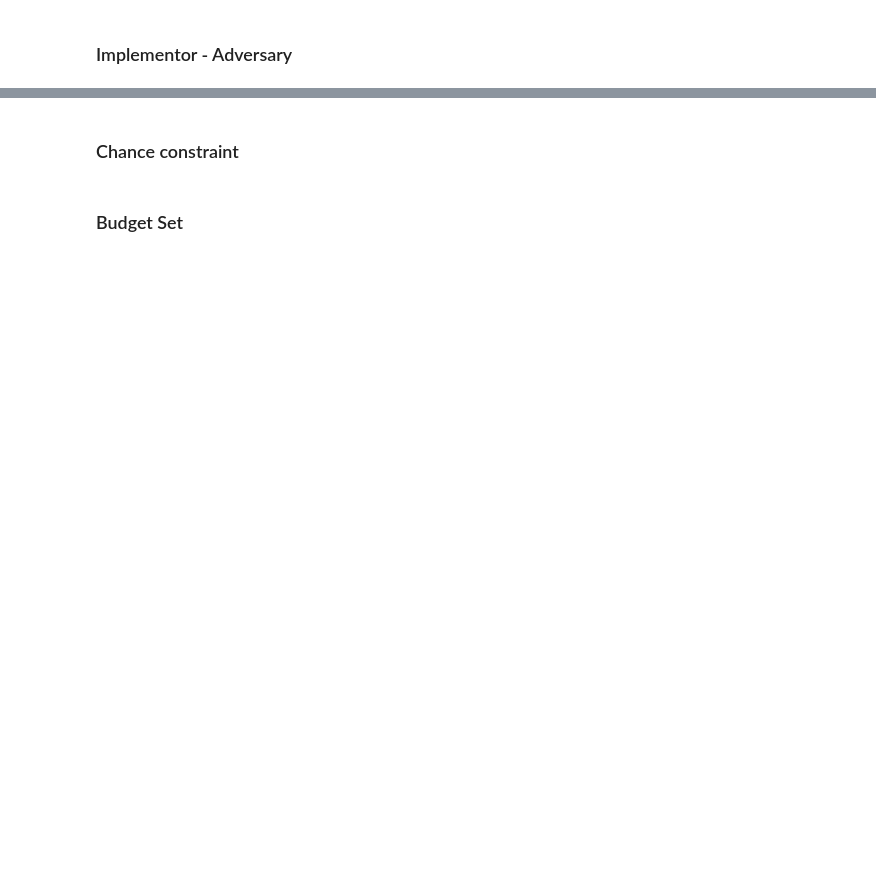
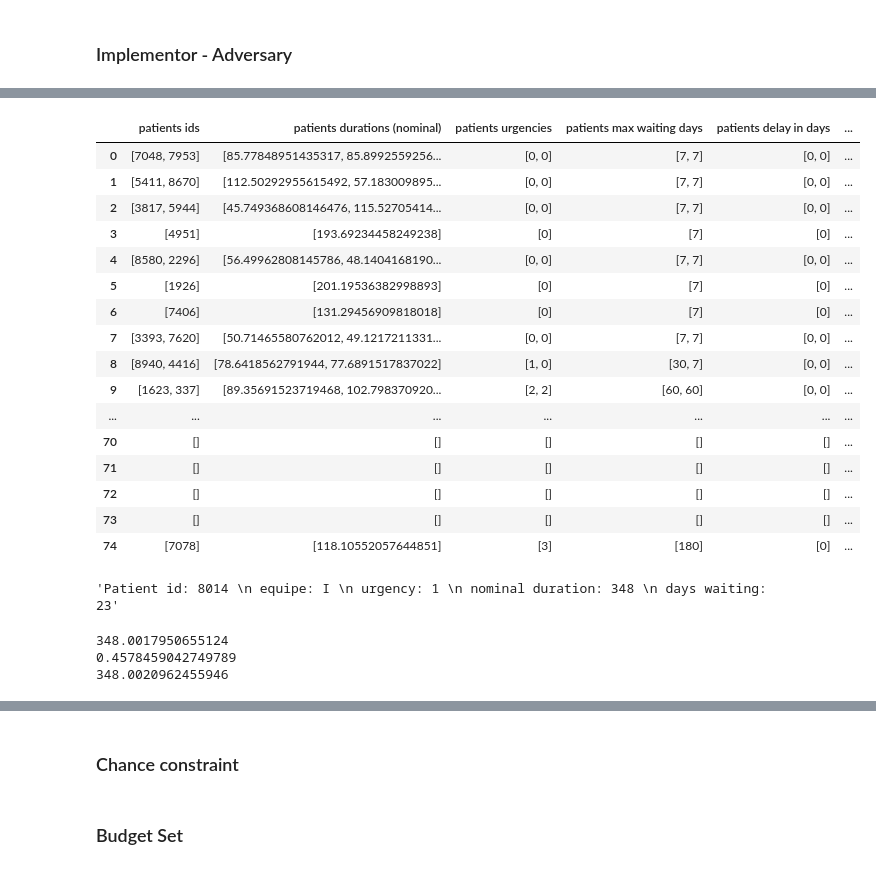
Before and after one commit to gabryallaseconda/SurgerySchedulingUnderUncertainty, a Jupyter notebook: notebooks/single_run.ipynb, the cells around one changed output, grey strips where cells are left out. Saved outputs shown, nothing was run; the diff lists cells and outputs as text; code cells hidden in the pictures; blank space fills up the shorter version.

```diff
--- a/notebooks/single_run.ipynb
+++ b/notebooks/single_run.ipynb
@@ -210,0 +259,32 @@ Counter({'L': 51,
+# %%
+pd.DataFrame(schedule.get('blocks'))
+# %% [output]
+|  | patients ids | patients durations (nominal) | patients urgencies | patients max waiting days | patients delay in days | ... |
+| 0 | [7048, 7953] | [85.77848951435317, 85.8992559256... | [0, 0] | [7, 7] | [0, 0] | ... |
+| 1 | [5411, 8670] | [112.50292955615492, 57.183009895... | [0, 0] | [7, 7] | [0, 0] | ... |
+| 2 | [3817, 5944] | [45.749368608146476, 115.52705414... | [0, 0] | [7, 7] | [0, 0] | ... |
+| 3 | [4951] | [193.69234458249238] | [0] | [7] | [0] | ... |
+| 4 | [8580, 2296] | [56.49962808145786, 48.1404168190... | [0, 0] | [7, 7] | [0, 0] | ... |
+| 5 | [1926] | [201.19536382998893] | [0] | [7] | [0] | ... |
+| 6 | [7406] | [131.29456909818018] | [0] | [7] | [0] | ... |
+| 7 | [3393, 7620] | [50.71465580762012, 49.1217211331... | [0, 0] | [7, 7] | [0, 0] | ... |
+| 8 | [8940, 4416] | [78.6418562791944, 77.6891517837022] | [1, 0] | [30, 7] | [0, 0] | ... |
+| 9 | [1623, 337] | [89.35691523719468, 102.798370920... | [2, 2] | [60, 60] | [0, 0] | ... |
+| ... | ... | ... | ... | ... | ... | ... |
+| 70 | [] | [] | [] | [] | [] | ... |
+| 71 | [] | [] | [] | [] | [] | ... |
+| 72 | [] | [] | [] | [] | [] | ... |
+| 73 | [] | [] | [] | [] | [] | ... |
+| 74 | [7078] | [118.10552057644851] | [3] | [180] | [0] | ... |
+# %%
+task.patients[68].__str__()
+# %% [output]
+'Patient id: 8014 \n equipe: I \n urgency: 1 \n nominal duration: 348 \n days waiting: 23'
+# %%
+print(task.patients[68].uncertainty_profile._nominal_value)
+print(task.patients[68].uncertainty_profile._param_s)
+print(task.patients[68].uncertainty_profile._param_scale)
+# %% [output]
+348.0017950655124
+0.4578459042749789
+348.0020962455946
```
Also changed, not shown: parts of 48 cells of this notebook, 9 other files.
